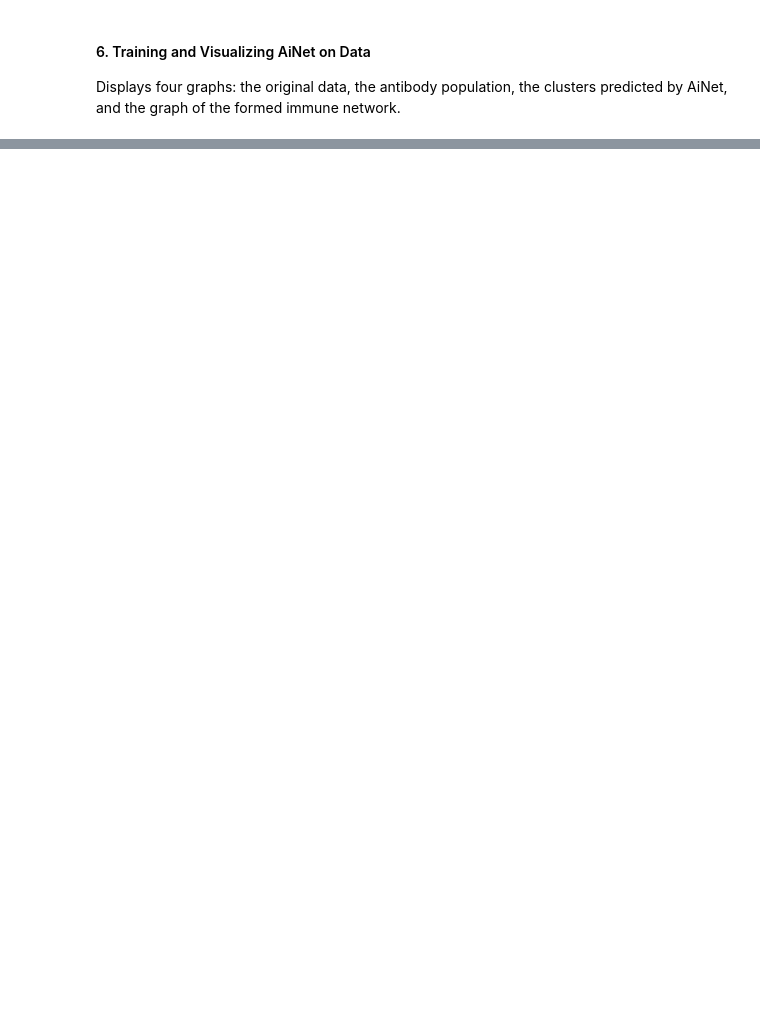
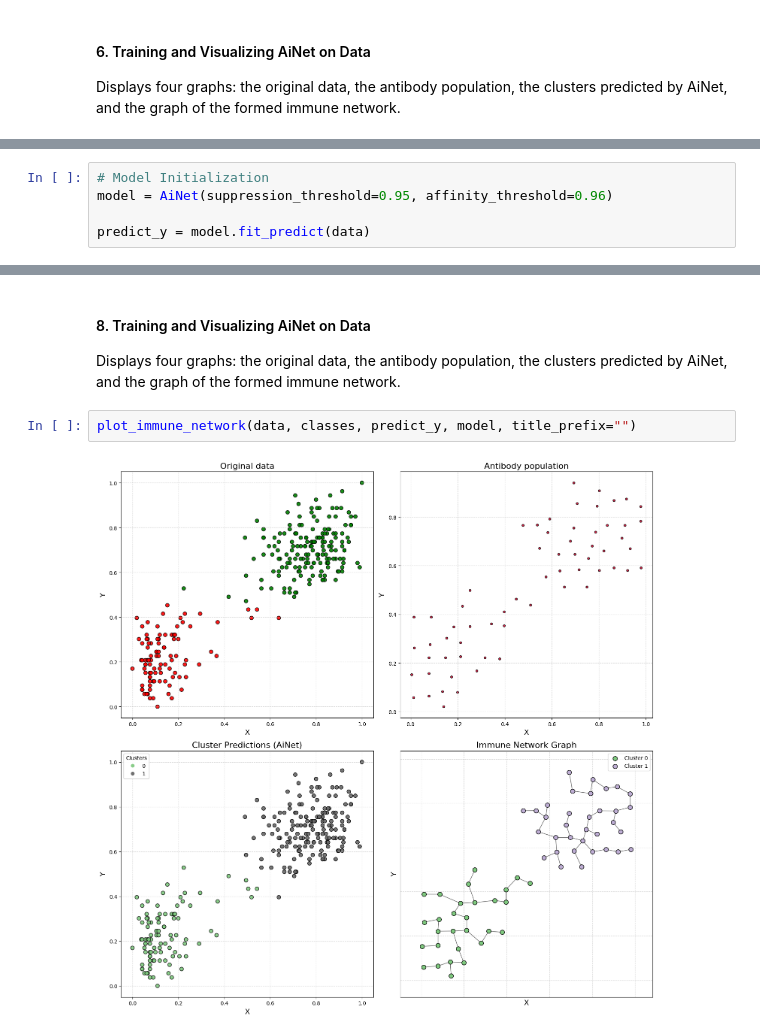
Before and after one commit to AIS-Package/aisp, a Jupyter notebook: examples/en/clustering/AiNet/geyser_dataBase_example.ipynb, the cells around one changed output, grey strips where cells are left out. Drawn from its saved outputs; the diff is of its cells as text; blank space fills up the shorter version.

```diff
--- a/examples/en/clustering/AiNet/geyser_dataBase_example.ipynb
+++ b/examples/en/clustering/AiNet/geyser_dataBase_example.ipynb
@@ -122,0 +147,5 @@ plot_immune_network(data, classes, predict_y, model, title_prefix="")
+# %%
+# Model Initialization
+model = AiNet(suppression_threshold=0.95, affinity_threshold=0.96)
+
+predict_y = model.fit_predict(data)
@@ -122,0 +165,8 @@ plot_immune_network(data, classes, predict_y, model, title_prefix="")
+# %% [markdown]
+#### 8. Training and Visualizing AiNet on Data
+
+Displays four graphs: the original data, the antibody population, the clusters predicted by AiNet, and the graph of the formed immune network.
+# %%
+plot_immune_network(data, classes, predict_y, model, title_prefix="")
+# %% [output]
+[figure, added]
```
Also changed, not shown: parts of 19 cells of this notebook, 4 other files.
